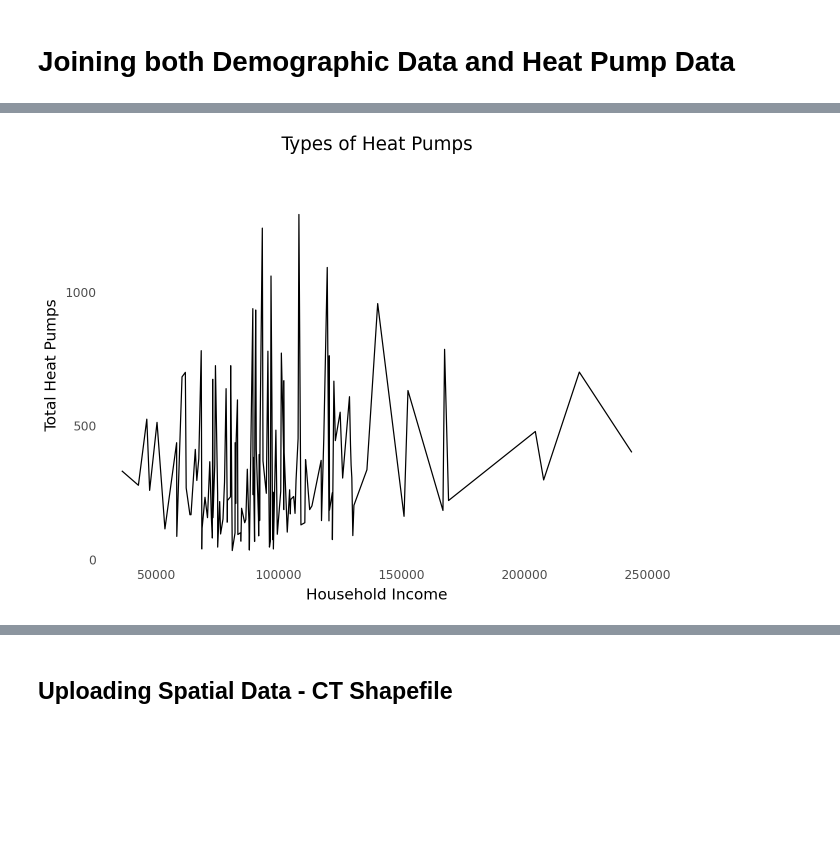
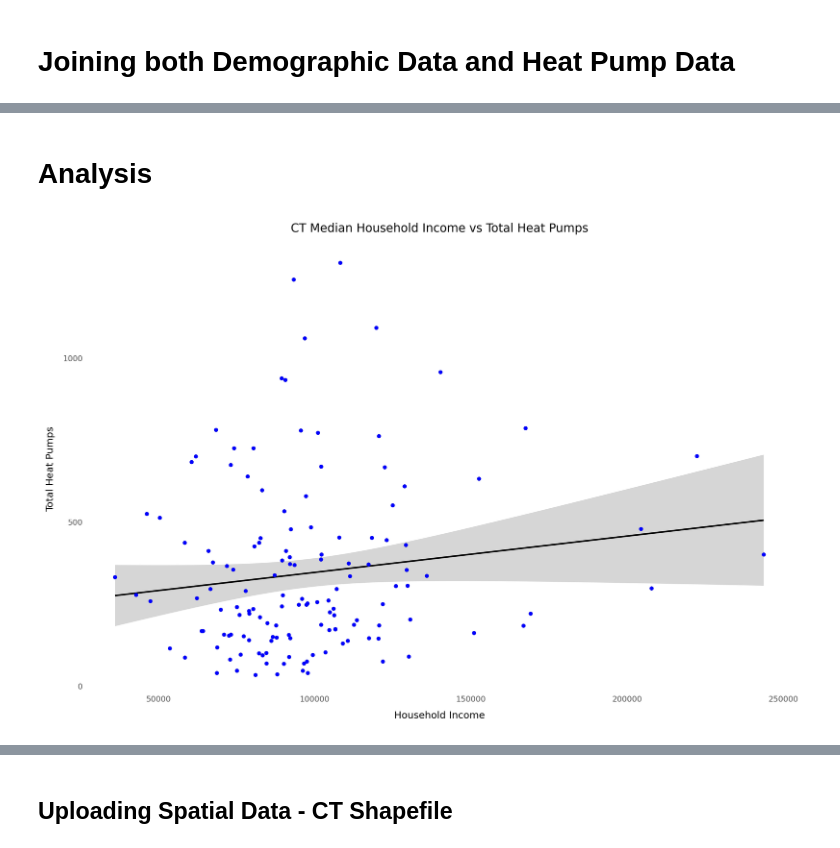
Before and after one commit to pastelpargoal/NO2, a Jupyter notebook: final_project_pargoal_kei.ipynb, the cells around one changed output, grey strips where cells are left out. Saved outputs shown, nothing was run; the diff lists cells and outputs as text; code cells hidden in the pictures; blank space fills up the shorter version.

```diff
--- a/final_project_pargoal_kei.ipynb
+++ b/final_project_pargoal_kei.ipynb
@@ -361,0 +245,3 @@ demo_df.head()
+# %%
+# remove NAs
+demo_df = demo_df.dropna()
@@ -362,6 +253,6 @@ demo_df.head()
 # %% [markdown]
 # Joining both Demographic Data and Heat Pump Data
 # %%
-df = pd.merge(combined_hp, demo_df, on='TOWN', how='left')
-df
+joined_df = pd.merge(combined_hp, demo_df, on='TOWN', how='right')
+joined_df.head()
 # %% [output]
@@ -380,0 +269,3 @@ df
+# %%
+# remove all NAs
+joined_df = joined_df.dropna()
@@ -380,0 +277,4 @@ df
+# %%
+# create new column for above or below national average of home ownership
+joined_df['Above_National_Average'] = joined_df['Tenure_Owner_Occupied(%)'] > 66
+joined_df.head()
@@ -381,14 +288,19 @@ df
+# %% [markdown]
+# Analysis
 # %%
+# create plot comparing household income and total heat pumps
 (
-    ggplot(df, aes(x='Median_Household_Income', y='Total Heat Pumps')) +
-    geom_line() +
-    theme_minimal()+
-    labs(title='Types of Heat Pumps', x='Household Income', y='Total Heat Pumps') +
+    ggplot(joined_df, aes(x='Median_Household_Income', y='Total Heat Pumps')) +
+    geom_point() +
+    geom_smooth(method='lm') +
+    theme_minimal() +
+    geom_point(color="blue") +
+    labs(title='CT Median Household Income vs Total Heat Pumps', x='Household Income', y='Total Heat Pumps') +
     theme_minimal() +  # white background
     theme(
         panel_grid_major=element_blank(),  # remove major gridlines
         panel_grid_minor=element_blank(),  # remove minor gridlines
     )
 )
 # %% [output]
-[figure, old version]
+[figure, new version]
```
Also changed, not shown: parts of 72 cells of this notebook.
